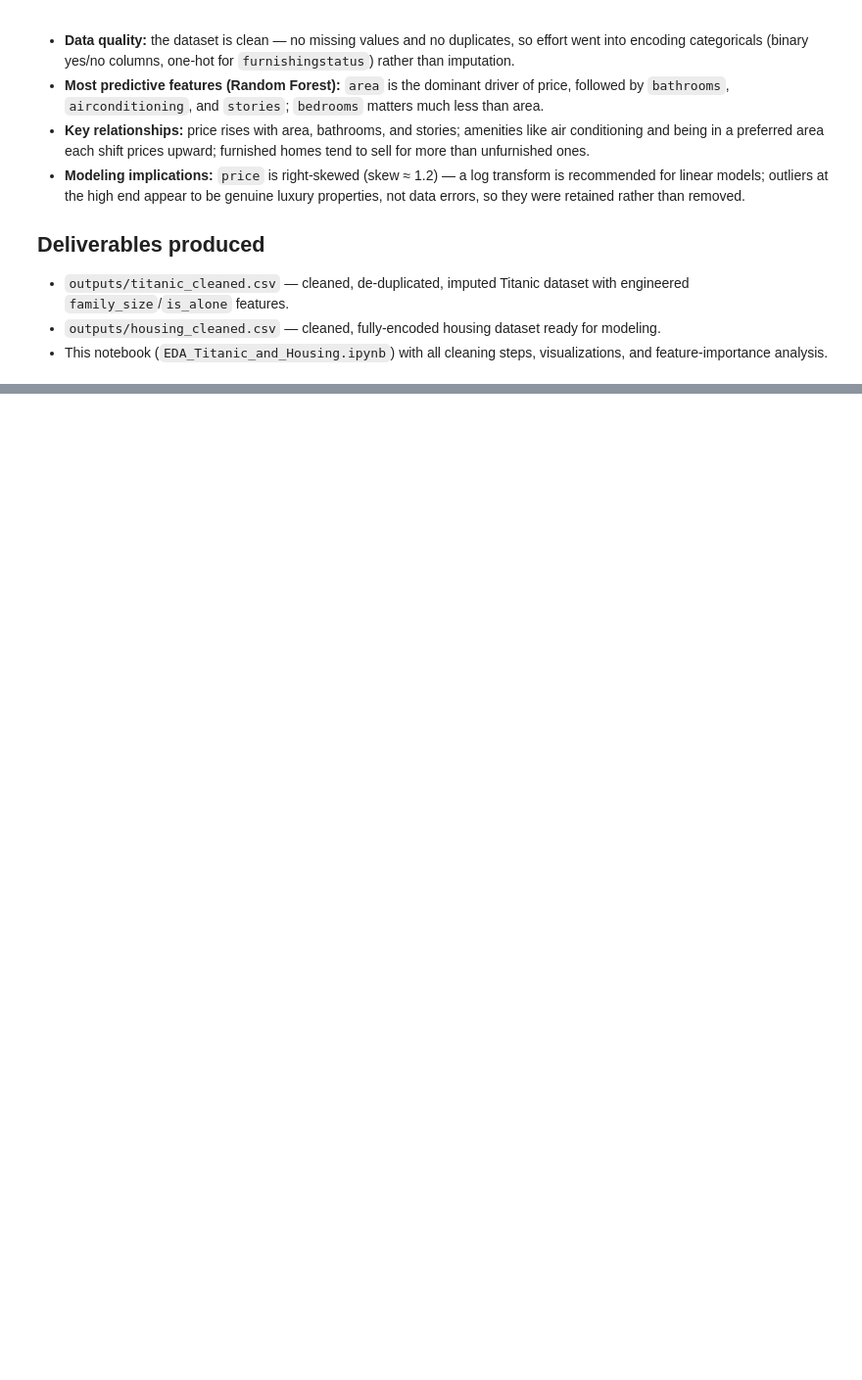
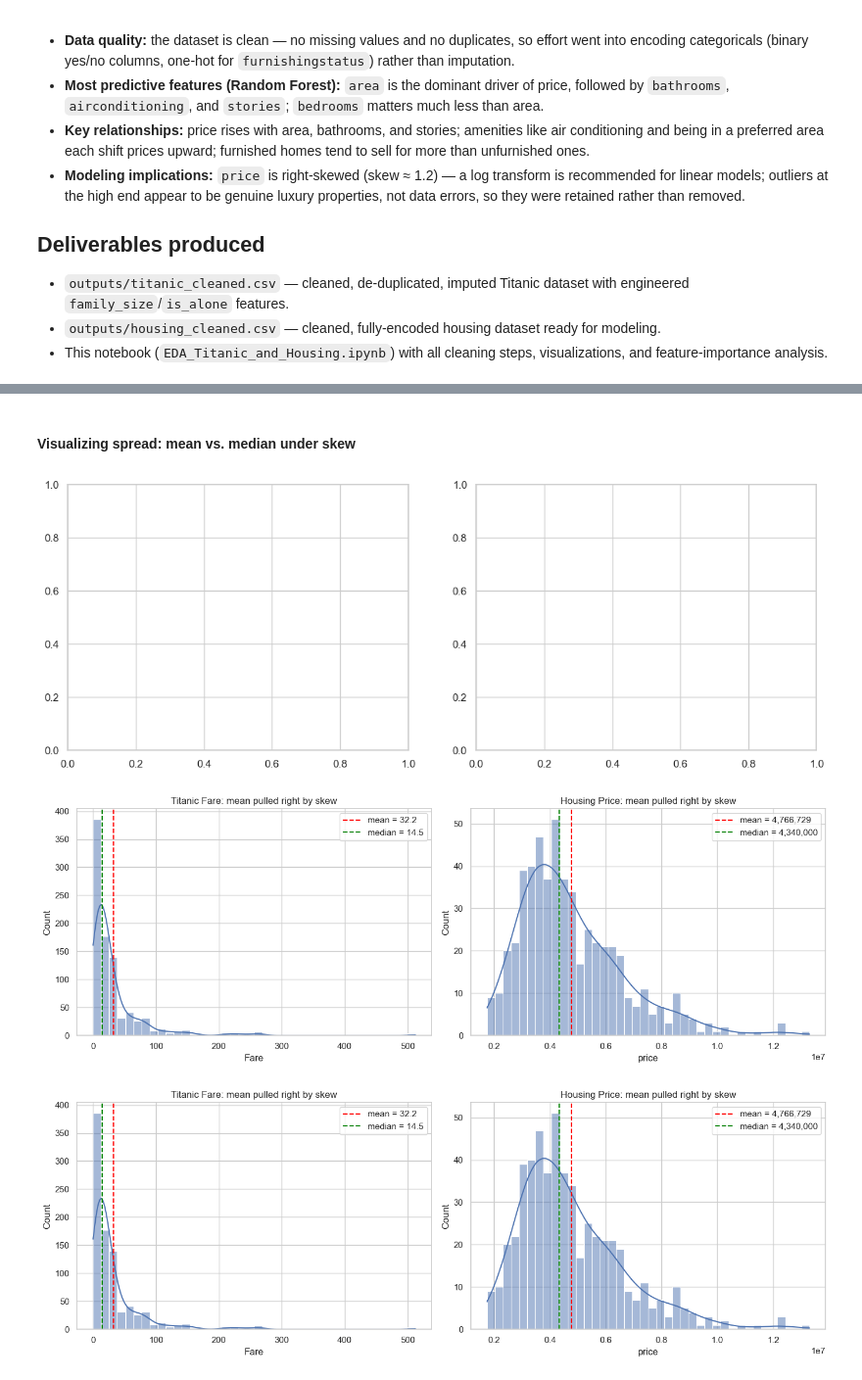
Before and after one commit to Edel-Nasimiyu/Analystlab, a Jupyter notebook: ANALYSTLAB.ipynb, the cells around one changed output, grey strips where cells are left out. Shown at 98% size. Drawn from its saved outputs; the diff is of its cells as text; code cells hidden in the pictures; blank space fills up the shorter version.

```diff
--- a/ANALYSTLAB.ipynb
+++ b/ANALYSTLAB.ipynb
@@ -588,0 +616,7 @@ dtype: float64
+# %%
+from scipy import stats
+
+sns.set_theme(style="whitegrid")
+plt.rcParams['figure.figsize'] = (8, 5)
+pd.set_option('display.max_columns', 50)
+np.random.seed(42)
@@ -588,0 +726,23 @@ dtype: float64
+# %% [markdown]
+####  Visualizing spread: mean vs. median under skew
+# %%
+fig, axes = plt.subplots(1, 2, figsize=(14, 5))
+
+sns.histplot(titanic_clean['Fare'], bins=40, kde=True, ax=axes[0])
+axes[0].axvline(titanic_clean['Fare'].mean(), color='red', linestyle='--', label=f"mean = {titanic_clean['Fare'].mean():.1f}")
+axes[0].axvline(titanic_clean['Fare'].median(), color='green', linestyle='--', label=f"median = {titanic_clean['Fare'].median():.1f}")
+axes[0].set_title('Titanic Fare: mean pulled right by skew')
+axes[0].legend()
+
+sns.histplot(housing_clean['price'], bins=40, kde=True, ax=axes[1])
+axes[1].axvline(housing_clean['price'].mean(), color='red', linestyle='--', label=f"mean = {housing_clean['price'].mean():,.0f}")
+axes[1].axvline(housing_clean['price'].median(), color='green', linestyle='--', label=f"median = {housing_clean['price'].median():,.0f}")
+axes[1].set_title('Housing Price: mean pulled right by skew')
+axes[1].legend()
+
+plt.tight_layout()
+plt.show()
+# %% [output]
+[figure, added]
+[figure, added]
+[figure, added]
```
Also changed, not shown: parts of 53 cells of this notebook.
